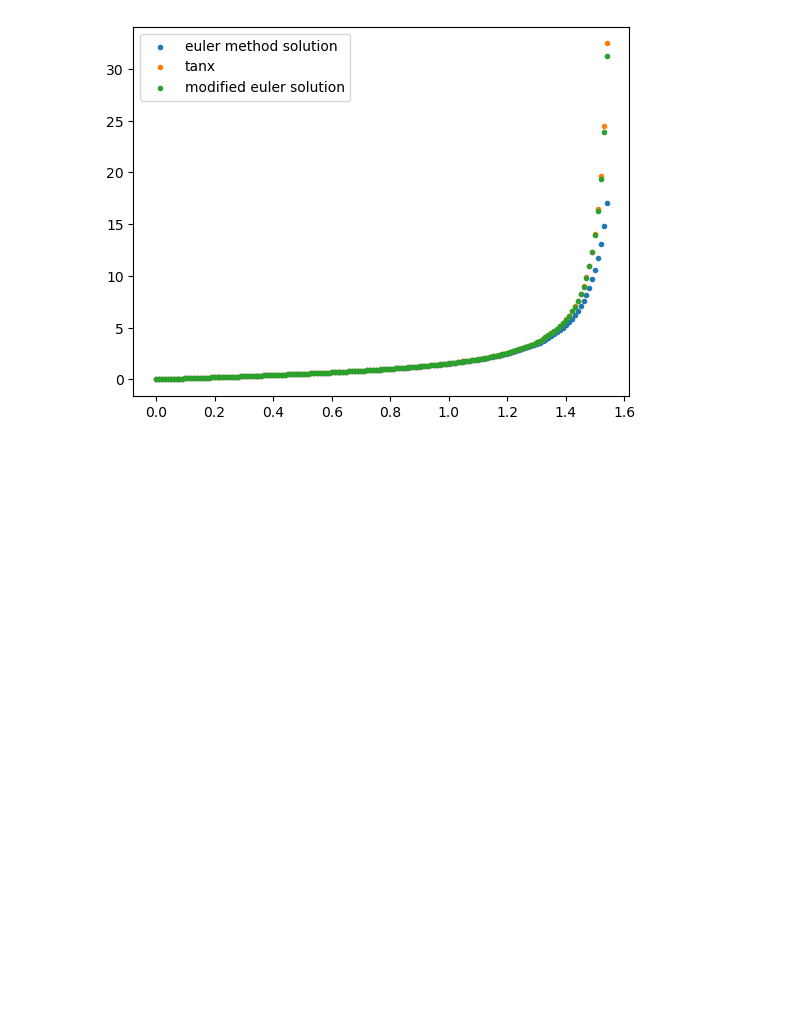
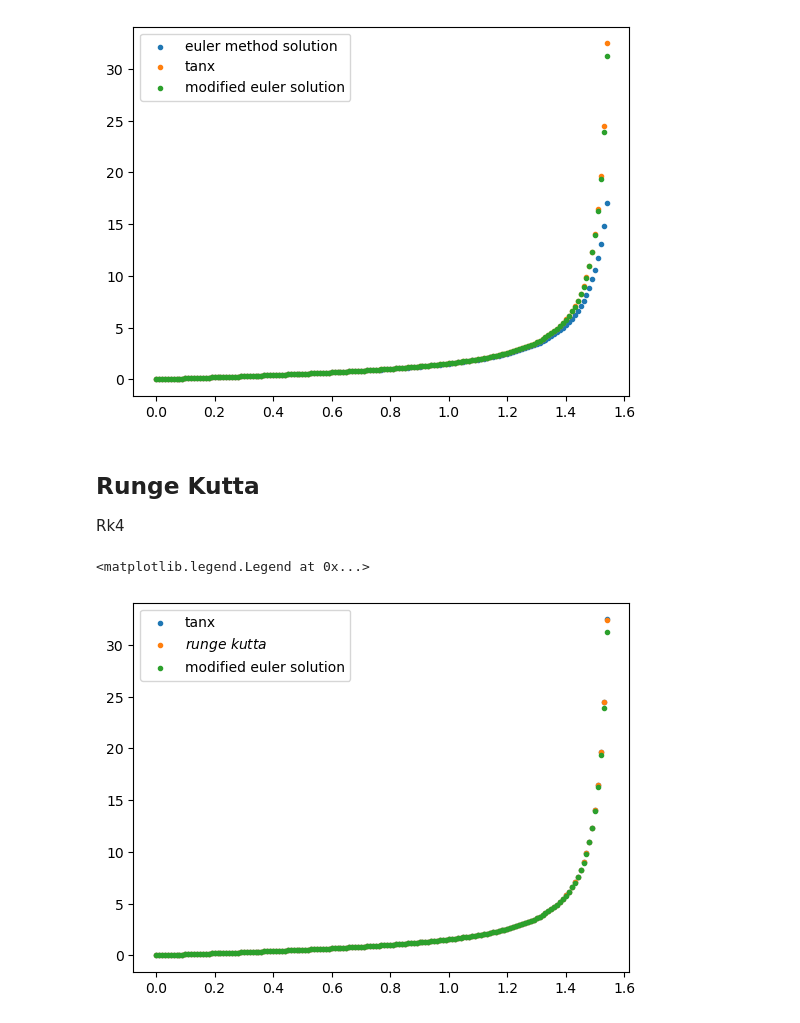
Before and after one commit to tendsto0/computational_techniques, a Jupyter notebook: diff_eq_solving.ipynb, the cells around one changed output. Cells and saved outputs as stored; diff of their text form; code cells hidden in the pictures; blank space fills up the shorter version.

```diff
--- a/diff_eq_solving.ipynb
+++ b/diff_eq_solving.ipynb
@@ -42,7 +43,7 @@ def modified_solver(euler, initial, h, f):
 Xaxis1, Yaxis1 = modified_solver(euler, 0, 0.01, f)
 # %%
 plt.scatter(Xaxis, Yaxis, marker=".",label = "euler method solution");
-y1 = np.tan(X)
+y1 = np.tan(Xaxis)
 plt.scatter(Xaxis,y1, marker=".", label = "tanx");
 plt.legend()
 plt.scatter(Xaxis1, Yaxis1, marker=".", label = "modified euler solution" );
@@ -50,3 +51,28 @@ plt.legend()
 # %% [output]
 <matplotlib.legend.Legend at 0x...>
 [figure]
+# %% [markdown]
+## Runge Kutta
+Rk4
+# %%
+def rk_solver(euler, initial, h, f):
+    X = np.arange(0, 1.54+h, h)
+    Y = np.ones(len(X))
+    Y[0] = initial
+    for i in range(len(X)-1):
+        y1 = euler(f, h/2, Y[i])
+        y2 = Y[i] + h*f(y1)/2
+        y3 = Y[i] + h*f(y2)
+        Y[i+1] = Y[i] + (h/6)*(f(Y[i]) + 2*f(y1) + 2*f(y2) + f(y3))
+    return X,Y
+
+Xaxis2, Yaxis2 = rk_solver(euler, 0, 0.01, f)
+# %%
+y01 = np.tan(Xaxis)
+plt.scatter(Xaxis,y01, marker=".", label = "tanx");
+plt.scatter(Xaxis2, Yaxis2 , marker=".", label = "$runge$ $kutta$");
+plt.scatter(Xaxis1, Yaxis1, marker=".", label = "modified euler solution" );
+plt.legend()
+# %% [output]
+<matplotlib.legend.Legend at 0x...>
+[figure, added]
```
Also changed, not shown: parts of 2 cells of this notebook.
